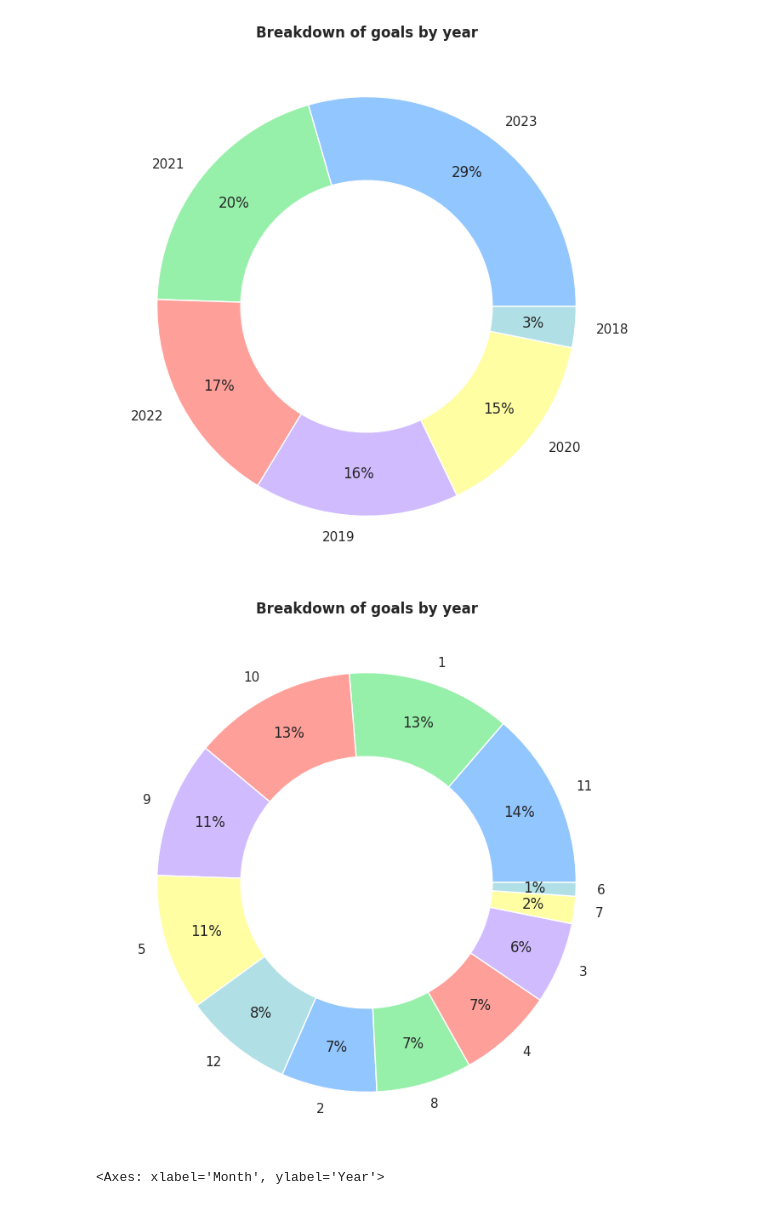
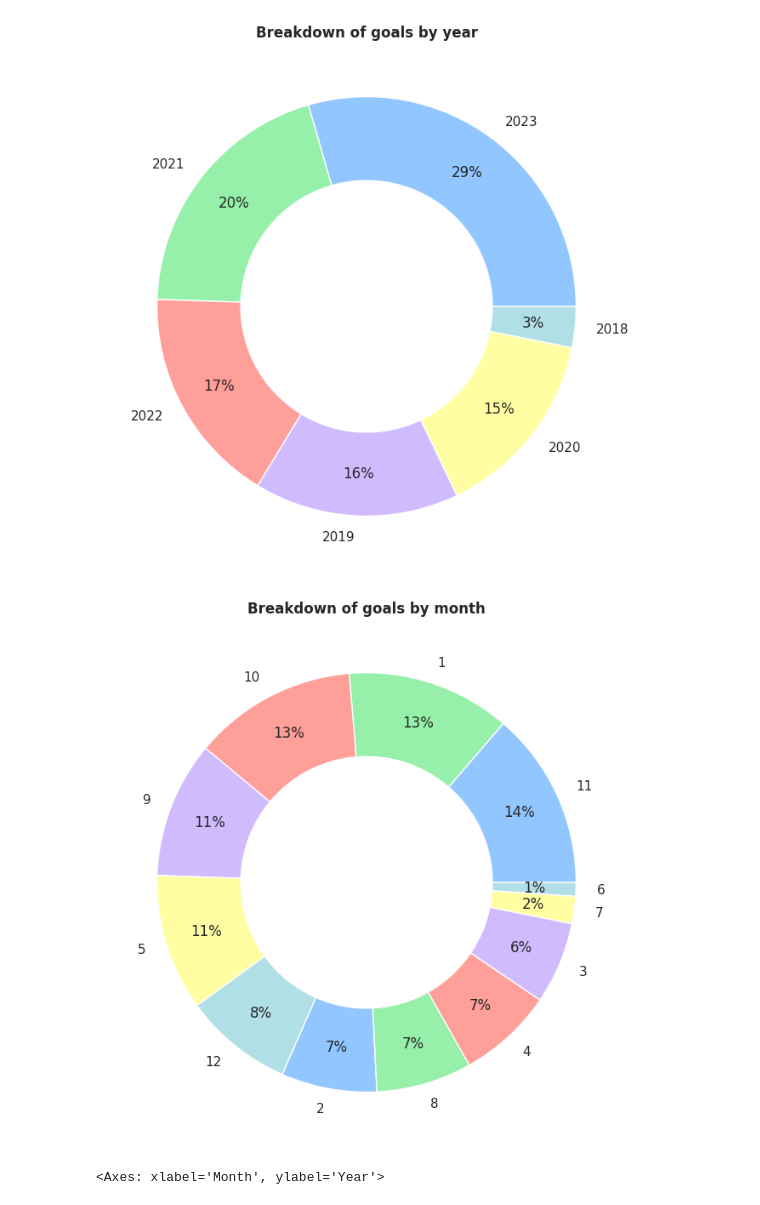
Before and after one commit to guilhermelaviola/GoalAnalysis, a Jupyter notebook: LautaroInterGoals.ipynb, the cells around one changed output. Drawn from its saved outputs; the diff is of its cells as text; code cells hidden in the pictures.

```diff
--- a/LautaroInterGoals.ipynb
+++ b/LautaroInterGoals.ipynb
@@ -147,14 +147,14 @@ plt.show()
 # %%
 df.groupby('Date').first()['Month'].value_counts().plot(kind = 'pie',
                                                               autopct = '%.0f%%',
                                                               figsize = (8, 8),
                                                               wedgeprops = dict(width = 0.4),
                                                               pctdistance = 0.8)
 plt.ylabel(None)
-plt.title('Breakdown of goals by year', fontweight = 'bold')
+plt.title('Breakdown of goals by month', fontweight = 'bold')
 plt.show()
 # %% [output]
-[figure, old version]
+[figure, new version]
 # %%
 # Correlation of Year and Month with heatmap:
 corr = df.groupby(['Year', 'Month']).apply(lambda x : len(x))
```
Also changed, not shown: parts of 4 cells of this notebook.
